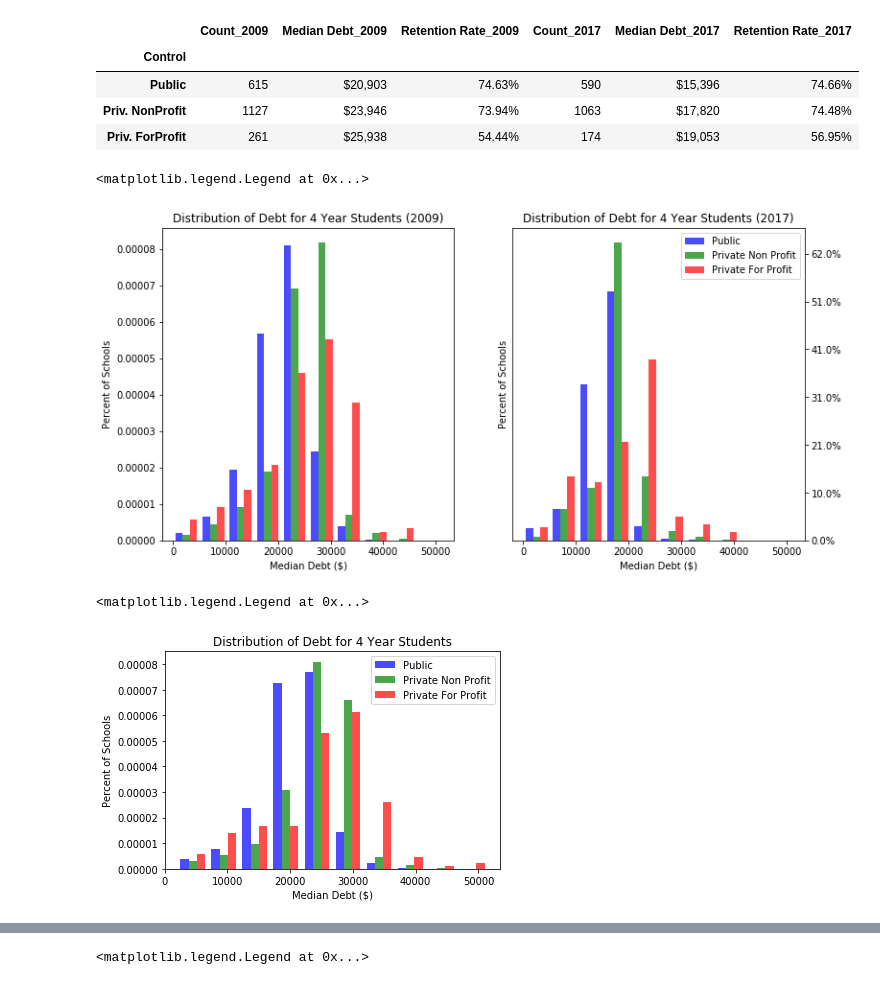
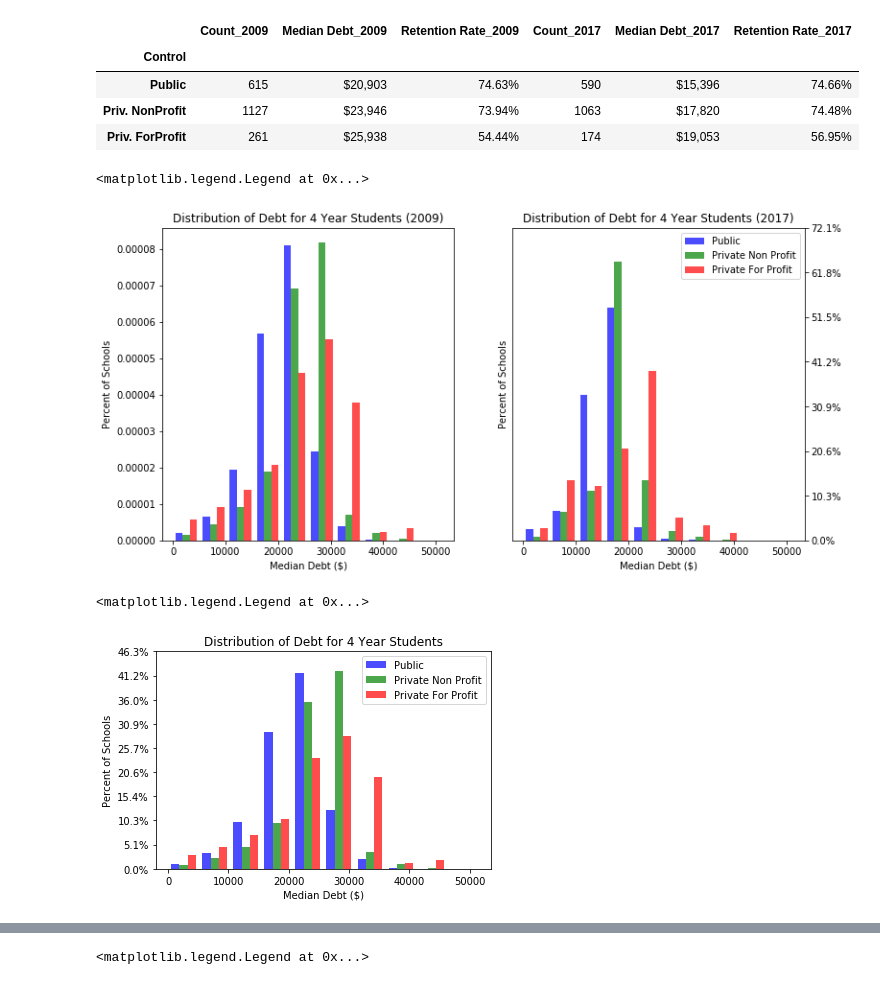
Before and after one commit to alexandermlecocq/project01, a Jupyter notebook: Project01_merged_version.ipynb, the cells around one changed output, grey strips where cells are left out. Drawn from its saved outputs; the diff is of its cells as text; code cells hidden in the pictures.

Commit message:
implemented less complicated version of the histogram conversion and added a google map

```diff
--- a/Project01_merged_version.ipynb
+++ b/Project01_merged_version.ipynb
@@ -129,10 +128,12 @@ bins = range(0, upper_limit, bin_width)
 ax1.hist([x1, x2, x3], bins = bins, density=True, color = colors, label=names, alpha=0.7)
 ax2.hist([y1, y2, y3], bins = bins, density=True, color = colors, label=names, alpha=0.7)
 
+
 # Add labels to X and Y axes :: Add title
 ax1.set_title("Distribution of Debt for 4 Year Students (2009)")
 ax1.set_xlabel("Median Debt ($)")
 ax1.set_ylabel("Percent of Schools")
+ax1.yaxis.tick_left()
 
 # Add labels to X and Y axes :: Add title
 ax2.set_title("Distribution of Debt for 4 Year Students (2017)")
@@ -140,44 +141,45 @@ ax2.set_xlabel("Median Debt ($)")
 ax2.set_ylabel("Percent of Schools")
 ax2.yaxis.tick_right()
 
-
-# Using the percentage conversion code from https://matplotlib.org/examples/pylab_examples/histogram_percent_demo.html
-
-def to_percent(y, position):
-    # Ignore the passed in position. This has the effect of scaling the default tick locations.
-    s = str(round(bin_width * y, 2)*100) + "%"
-    return s
-
-formatter = FuncFormatter(to_percent)
-plt.gca().yaxis.set_major_formatter(formatter)
-
+locs, labels = plt.yticks()
+labels = [str(round(loc*bin_width*100, 1)) + "%" for loc in locs]
+plt.yticks(locs, labels)
 
 # Plot formatting
 plt.legend()
 # %% [output]
 <matplotlib.legend.Legend at 0x...>
-[figure, old version]
+[figure, new version]
 # %%
 ##REMOVE
 
 # Make a separate list for each institution type
 x1 = list(df[df['CONTROL'] == 1]['GRAD_DEBT_MDN_x'])
 x2 = list(df[df['CONTROL'] == 2]['GRAD_DEBT_MDN_x'])
 x3 = list(df[df['CONTROL'] == 3]['GRAD_DEBT_MDN_x'])
 
+upper_limit = int(max(df['GRAD_DEBT_MDN_x']))
+bin_width = upper_limit//10
+bins = range(0, upper_limit, bin_width)
+
 # Make the histogram using a list of lists
 # Normalize the school counts and assign colors and names
-plt.hist([x1, x2, x3], bins = int(10), color = colors, label=names, alpha =0.7)
+plt.hist([x1, x2, x3], bins = bins, density=True, color = colors, label=names, alpha =0.7)
 
 # Add labels to X and Y axes :: Add title
 plt.title("Distribution of Debt for 4 Year Students")
 plt.xlabel("Median Debt ($)")
 plt.ylabel("Percent of Schools")
 
+locs, labels = plt.yticks()
+labels = [str(round(loc*bin_width*100, 1)) + "%" for loc in locs]
+plt.yticks(locs, labels)
+
+
 # Plot formatting
 plt.legend()
 # %% [output]
 <matplotlib.legend.Legend at 0x...>
-[figure, old version]
+[figure, new version]
 # %%
 # Setpefilled histogram
```
Also changed, not shown: parts of 5 cells of this notebook.
